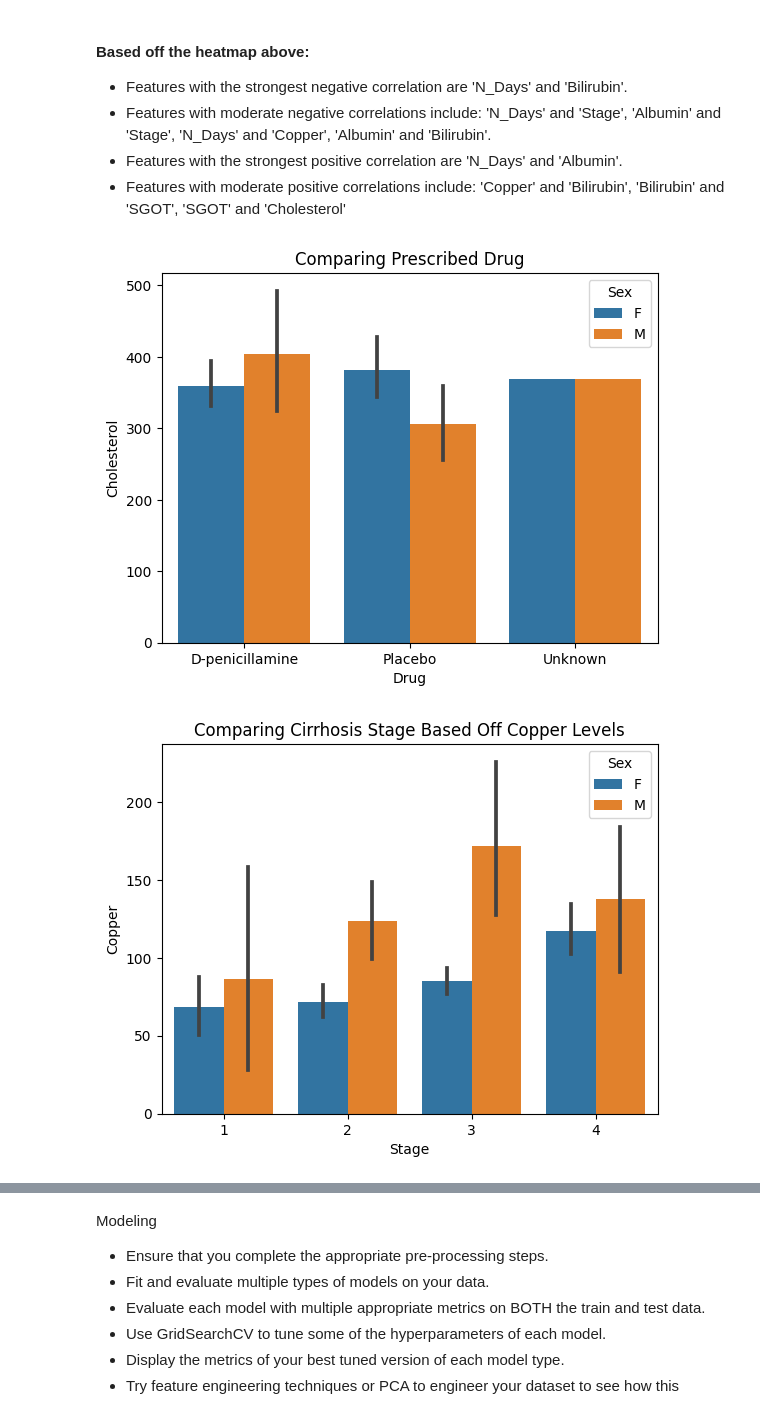
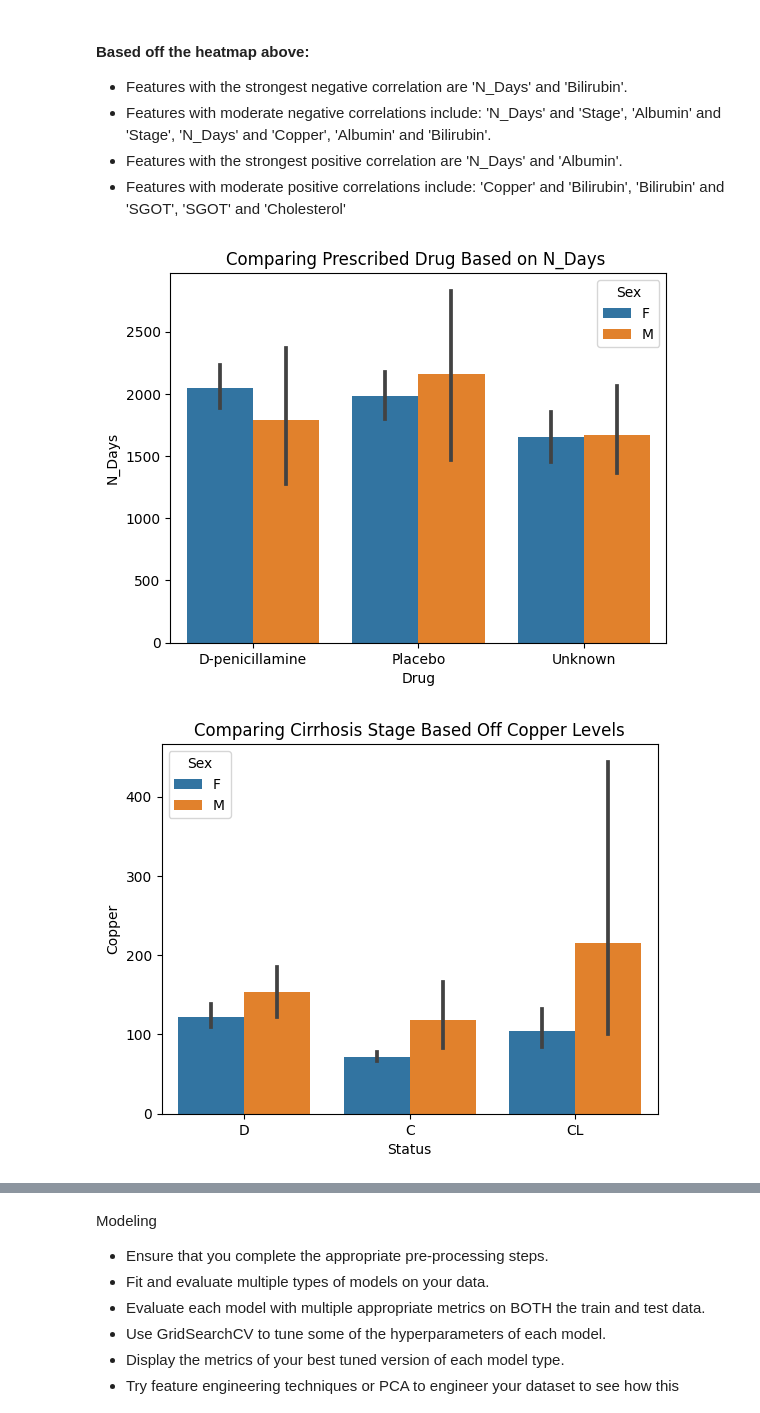
Before and after one commit to Jalicia-Harris/2-Proposed-Dateset-Options, a Jupyter notebook: Prescribed_Drugs_for_Cirrhosis_Predictions_Jalicia_Harris.ipynb, the cells around one changed output, grey strips where cells are left out. Saved outputs shown, nothing was run; the diff lists cells and outputs as text; code cells hidden in the pictures.

```diff
--- a/Prescribed_Drugs_for_Cirrhosis_Predictions_Jalicia_Harris.ipynb
+++ b/Prescribed_Drugs_for_Cirrhosis_Predictions_Jalicia_Harris.ipynb
@@ -342,14 +349,14 @@ sns.heatmap(corr, cmap = 'magma', annot=True);
 - Features with moderate positive correlations include: 'Copper' and 'Bilirubin', 'Bilirubin' and 'SGOT', 'SGOT' and 'Cholesterol'
 # %%
 # Using seaborn to plot the means
-ax = sns.barplot(data=df, x='Drug', y='Cholesterol', hue='Sex');
-ax.set_title("Comparing Prescribed Drug");
+ax = sns.barplot(data=df, x='Drug', y='N_Days', hue='Sex');
+ax.set_title("Comparing Prescribed Drug Based on N_Days ");
 # %% [output]
-[figure, old version]
+[figure, new version]
 # %%
 # Multivariate boxplot
-ax = sns.barplot(x = 'Stage', y = 'Copper', data=df, hue='Sex')
+ax = sns.barplot(x = 'Status', y = 'Copper', data=df, hue='Sex')
 ax.set_title("Comparing Cirrhosis Stage Based Off Copper Levels");
 # %% [output]
-[figure, old version]
+[figure, new version]
 # %% [markdown]
```
Also changed, not shown: parts of 27 cells of this notebook.
